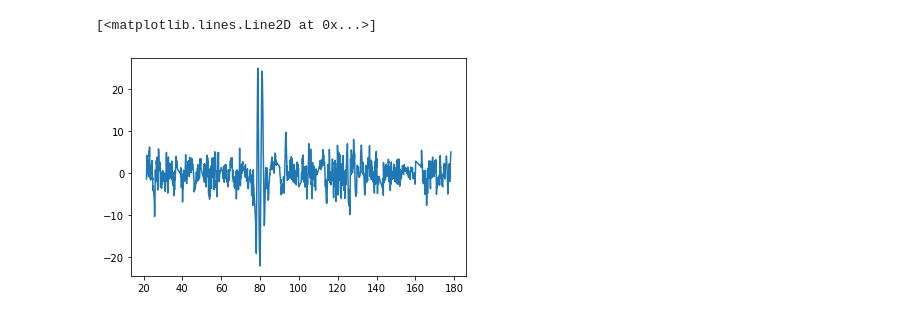
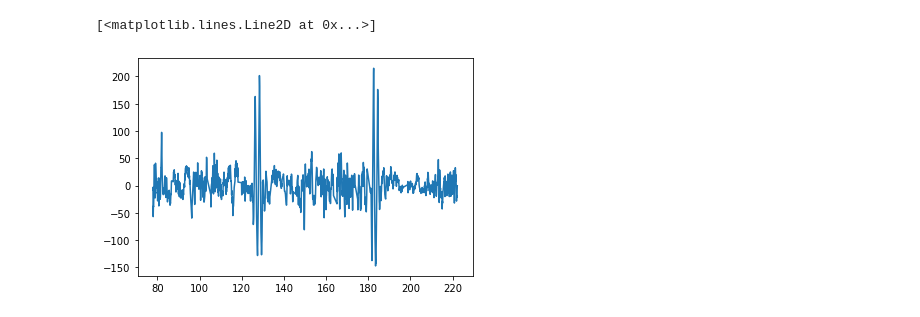
Before and after one commit to altlnt/Avion-Simulation-Identification, a Jupyter notebook: Modelization/concatenate_data.ipynb, the cells around one changed output. Saved outputs shown, nothing was run; the diff lists cells and outputs as text; code cells hidden in the pictures.

```diff
--- a/Modelization/concatenate_data.ipynb
+++ b/Modelization/concatenate_data.ipynb
@@ -105,5 +110,5 @@ plt.plot(log1.t,log1['acc[2]'])
 # %%
-plt.plot(log2.t,log2['acc[2]'])
+plt.plot(log3.t,log3['forces[2]'])
 # %% [output]
 [<matplotlib.lines.Line2D at 0x...>]
-[figure, old version]
+[figure, new version]
```
Also changed, not shown: parts of 28 cells of this notebook, 24 other files.
